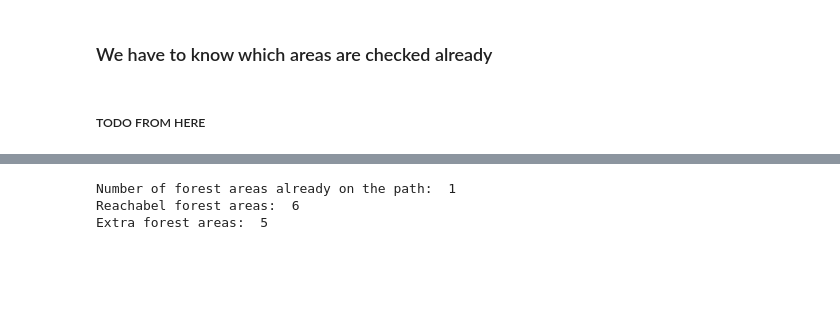
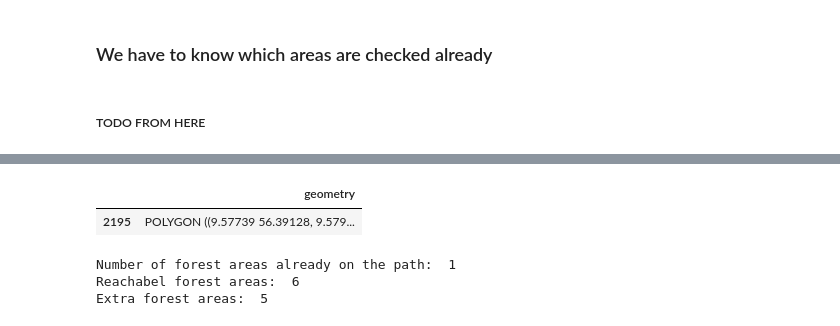
Before and after one commit to csipapicsa/geospatial_ds-project-FORK, a Jupyter notebook: logic-road_through_forest.ipynb, the cells around one changed output, grey strips where cells are left out. Drawn from its saved outputs; the diff is of its cells as text; code cells hidden in the pictures; blank space fills up the shorter version.

```diff
--- a/logic-road_through_forest.ipynb
+++ b/logic-road_through_forest.ipynb
@@ -30,7 +30,7 @@ coordinates6 = [[10.217285, 57.421294], [10.568847, 55.235288], [9.074707, 54.93
 coordinates2 = [[12.473907, 55.717571], [12.561798, 55.695132]] # in Copenhagen
 coordinates7 = [[9.582405, 56.394366], [9.497604, 56.356956]]
 
-coordinates = coordinates7
+coordinates = coordinates1
 
 # Make a request to the OpenRouteService API for cycling routes
 routes = client.directions(coordinates=coordinates,
@@ -59,3 +65,8 @@ forest_areas_already_in_the_road_dk = forest_areas_already_in_the_road_wg84.to_c
+# %%
+forest_areas_already_in_the_road_wg84
+# %% [output]
+|  | geometry |
+| 2195 | POLYGON ((9.57739 56.39128, 9.579... |
 # %%
 # reproject shortest path
 
```
Also changed, not shown: parts of 2 cells of this notebook, 13 other files.
